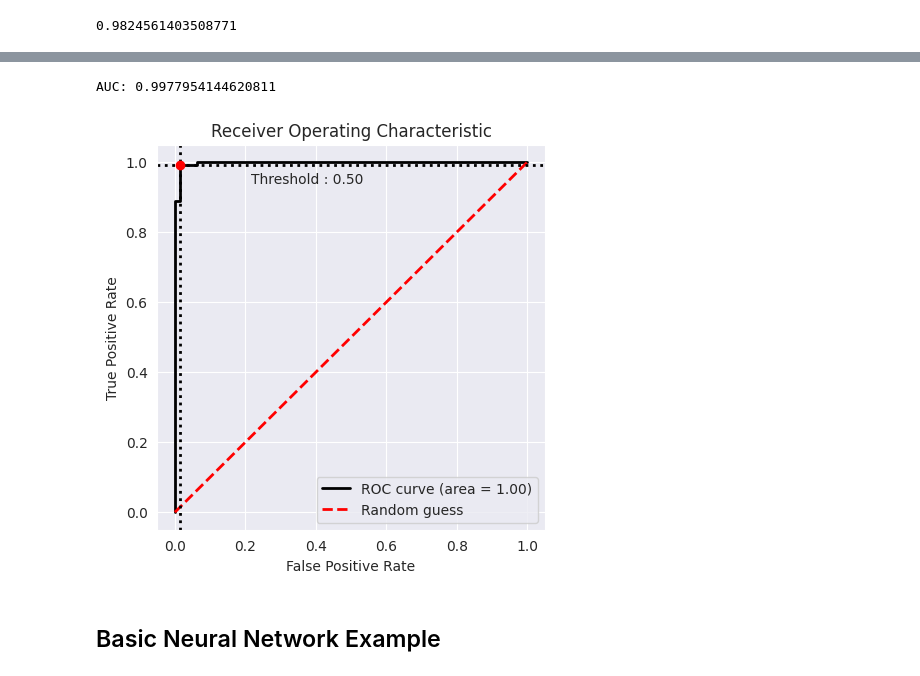
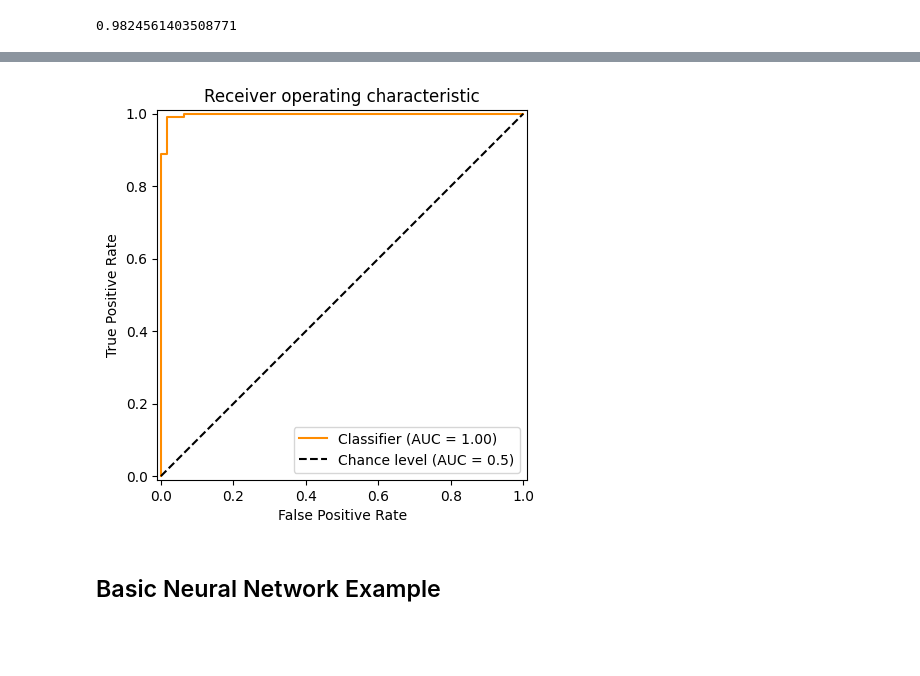
Before and after one commit to ML4SCI/DeepLearnHackathon, a Jupyter notebook: HiggsBosonClassificationChallenge/higgs_classification.ipynb, the cells around one changed output, grey strips where cells are left out. Cells and saved outputs as stored; diff of their text form; code cells hidden in the pictures; blank space fills up the shorter version.

```diff
--- a/HiggsBosonClassificationChallenge/higgs_classification.ipynb
+++ b/HiggsBosonClassificationChallenge/higgs_classification.ipynb
@@ -241,17 +204,19 @@ Requirement already satisfied: six>=1.5 in /usr/local/lib/python3.10/dist-packag
-# %%
-from plot_metric.functions import BinaryClassification
-import matplotlib.pyplot as plt
-# Visualisation with plot_metric
-bc = BinaryClassification(y_test, y_hat, labels=["Class 1", "Class 2"])
-
-# Figures
-plt.figure(figsize=(5,5))
-_,_,_,auc = bc.plot_roc_curve()
-print("AUC:", auc)
-plt.show()
-# %% [output]
-AUC: 0.9977954144620811
-[figure, removed]
+# %%
+import matplotlib.pyplot as plt
+from sklearn.metrics import RocCurveDisplay, roc_auc_score, roc_curve
+
+display = RocCurveDisplay.from_predictions(
+    y_test, y_hat,
+    color="darkorange",
+    plot_chance_level=True,
+)
+_ = display.ax_.set(
+    xlabel="False Positive Rate",
+    ylabel="True Positive Rate",
+    title="Receiver operating characteristic",
+)
+# %% [output]
+[figure, added]
 # %% [markdown]
 ## Basic Neural Network Example
 # %%
```
Also changed, not shown: parts of 17 cells of this notebook.
